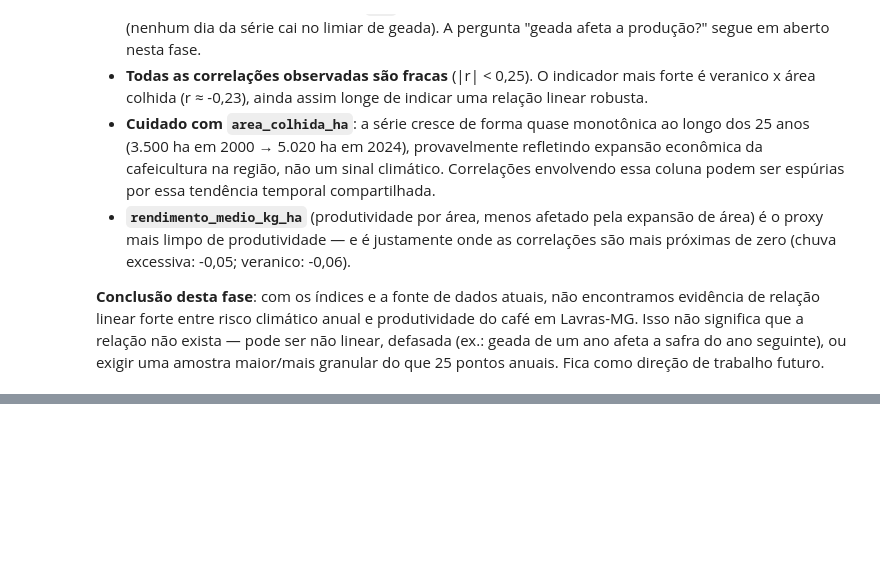
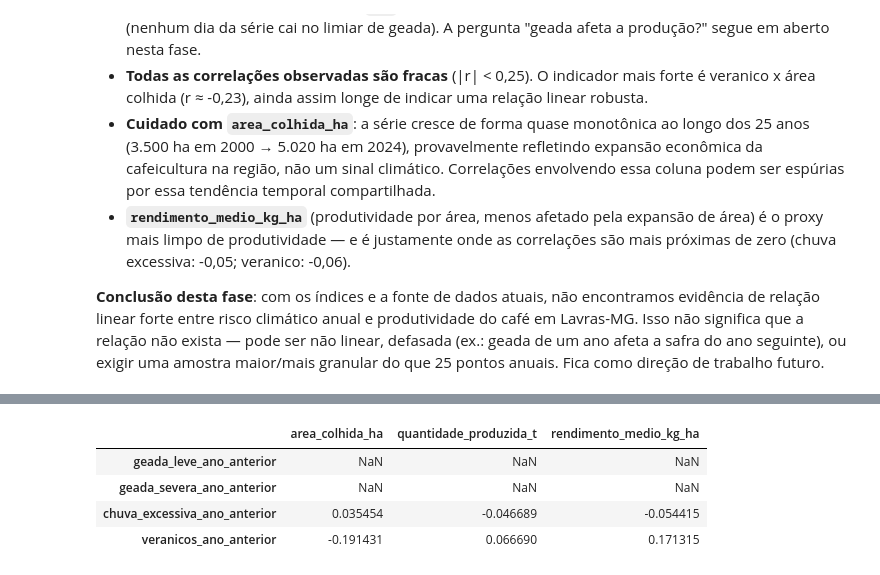
Before and after one commit to cauafdev/agroclima-cafe, a Jupyter notebook: notebooks/03_eda.ipynb, the cells around one changed output, grey strips where cells are left out. Drawn from its saved outputs; the diff is of its cells as text; code cells hidden in the pictures; blank space fills up the shorter version.

```diff
--- a/notebooks/03_eda.ipynb
+++ b/notebooks/03_eda.ipynb
@@ -247,0 +256,15 @@ safra do ano seguinte), ou exigir uma amostra maior/mais granular do que
+# %%
+resumo_defasado = resumo.shift(1)
+resumo_defasado.columns = [f"{col}_ano_anterior" for col in resumo_defasado.columns]
+
+clima_x_producao_defasada = resumo_defasado.join(df_cafe, how="inner")
+
+colunas_risco_defasado = [f"{col}_ano_anterior" for col in colunas_risco]
+corr_defasada = clima_x_producao_defasada.corr(method="pearson").loc[colunas_risco_defasado, colunas_producao]
+corr_defasada
+# %% [output]
+|  | area_colhida_ha | quantidade_produzida_t | rendimento_medio_kg_ha |
+| geada_leve_ano_anterior | NaN | NaN | NaN |
+| geada_severa_ano_anterior | NaN | NaN | NaN |
+| chuva_excessiva_ano_anterior | 0.035454 | -0.046689 | -0.054415 |
+| veranicos_ano_anterior | -0.191431 | 0.066690 | 0.171315 |
```
Also changed, not shown: parts of 4 cells of this notebook, 2 other files.
